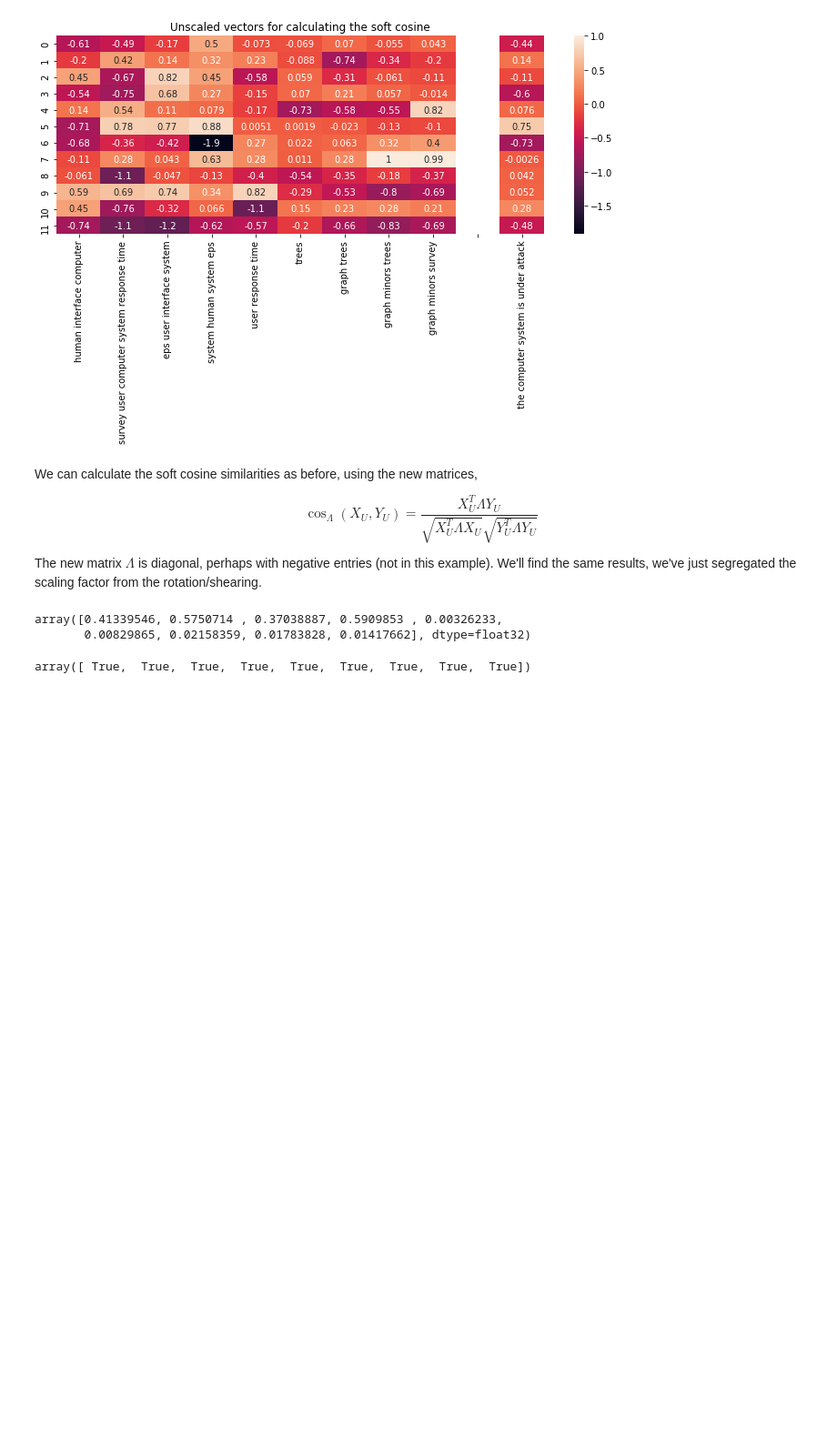
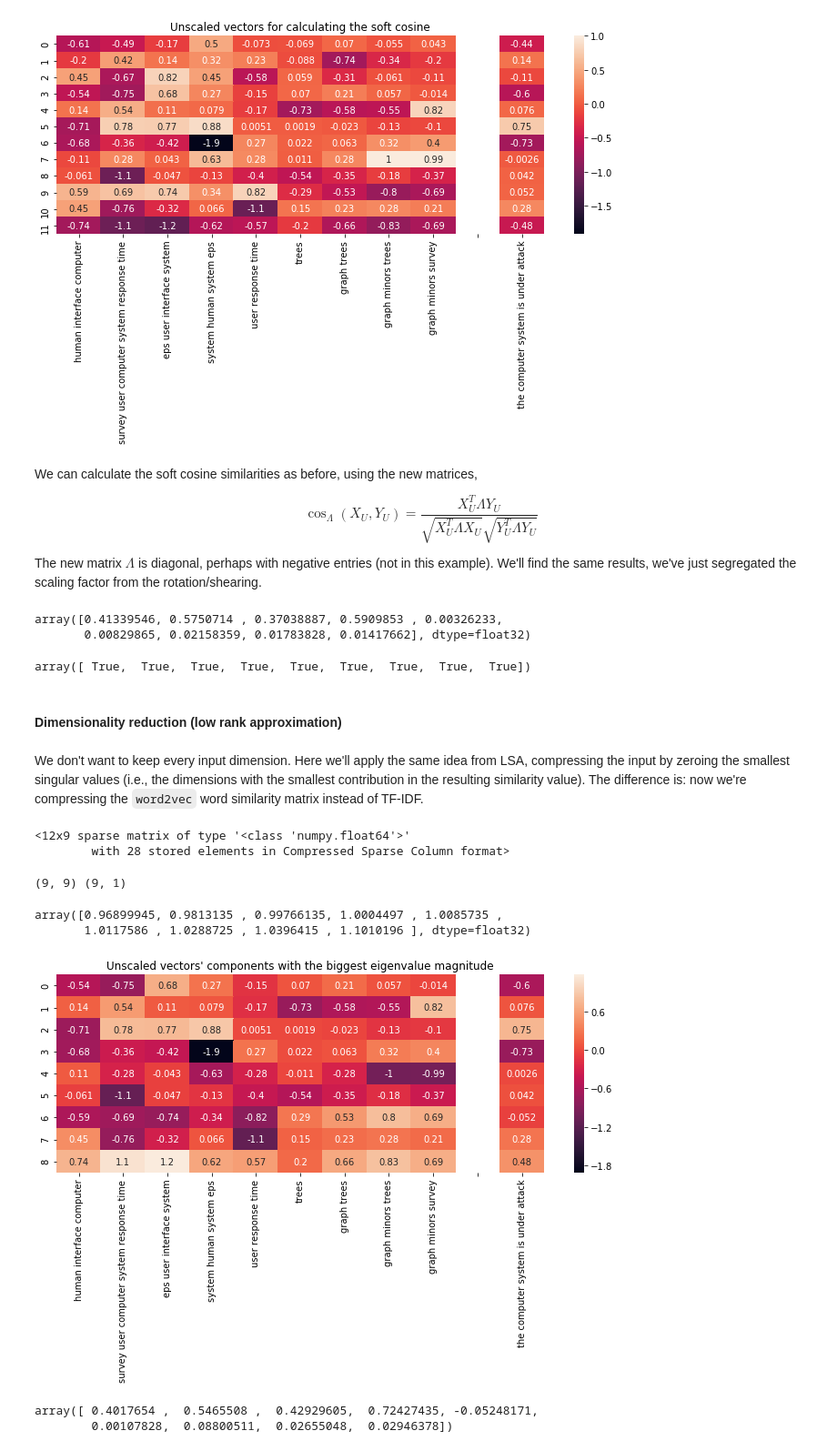
Before and after one commit to scieloorg/normalizations-experiments, a Jupyter notebook: experiments_2018-11_word2vec.ipynb, the cells around one changed output. Shown: that part at 91% size. Drawn from its saved outputs; the diff is of its cells as text; code cells hidden in the pictures; blank space fills up the shorter version.

```diff
--- a/experiments_2018-11_word2vec.ipynb
+++ b/experiments_2018-11_word2vec.ipynb
@@ -1061,3 +1061,15 @@ array([0.41339546, 0.5750714 , 0.37038887, 0.5909853 , 0.00326233,
 np.isclose(sysattack_similarities, ss_alt)
 # %% [output]
 array([ True,  True,  True,  True,  True,  True,  True,  True,  True])
+# %% [markdown]
+#### Dimensionality reduction (low rank approximation)
+# %% [markdown]
+We don't want to keep every input dimension.
+Here we'll apply the same idea from LSA,
+compressing the input
+by zeroing the smallest singular values
+(i.e., the dimensions with the smallest contribution
+       in the resulting similarity value).
+The difference is:
+now we're compressing the `word2vec` word similarity matrix
+instead of TF-IDF.
@@ -1063,0 +1079,47 @@ array([ True,  True,  True,  True,  True,  True,  True,  True,  True])
+# %%
+simple_bow_sparse = corpus2csc(simple_bow_corpus, num_terms=len(simple_dictionary))
+simple_bow_sparse
+# %% [output]
+<12x9 sparse matrix of type '<class 'numpy.float64'>'
+        with 28 stored elements in Compressed Sparse Column format>
+# %%
+s_eigvals, s_u = sla.eigsh(simple_similarity_matrix,
+                           v0=np.ones_like(sysattack_bow_vect),
+                           k=9)
+s_docv = s_u.T @ simple_bow_sparse
+s_query = s_u.T @ sysattack_bow_vect
+print(s_docv.shape, s_query.shape)
+s_eigvals
+# %% [output]
+(9, 9) (9, 1)
+array([0.96899945, 0.9813135 , 0.99766135, 1.0004497 , 1.0085735 ,
+       1.0117586 , 1.0288725 , 1.0396415 , 1.1010196 ], dtype=float32)
+# %%
+sns.heatmap(
+    np.concatenate([s_docv,
+                    np.zeros_like(s_query),
+                    s_query],
+                    axis=1),
+    mask=np.concatenate([np.zeros_like(s_docv),
+                         np.ones_like(s_query),
+                         np.zeros_like(s_query)],
+                         axis=1),
+    annot=True,
+    ax=plt.subplots(figsize=(12, 4))[1],
+    xticklabels=[" ".join(wlist) for wlist in common_texts] +
+                ["", sysattack_msg],
+).set(title="Unscaled vectors' components with the biggest eigenvalue magnitude");
+# %% [output]
+[figure, added]
+# %%
+ss_dimred = (
+    s_query.T * s_eigvals @ s_docv /
+    np.sqrt(
+        np.sum(s_docv.T ** 2 * s_eigvals, axis=1) *
+        np.sum(s_query.ravel() ** 2 * s_eigvals)
+    )
+).ravel()
+ss_dimred
+# %% [output]
+array([ 0.4017654 ,  0.5465508 ,  0.42929605,  0.72427435, -0.05248171,
+        0.00107828,  0.08800511,  0.02655048,  0.02946378])
```
Also changed, not shown: parts of 7 cells of this notebook.
